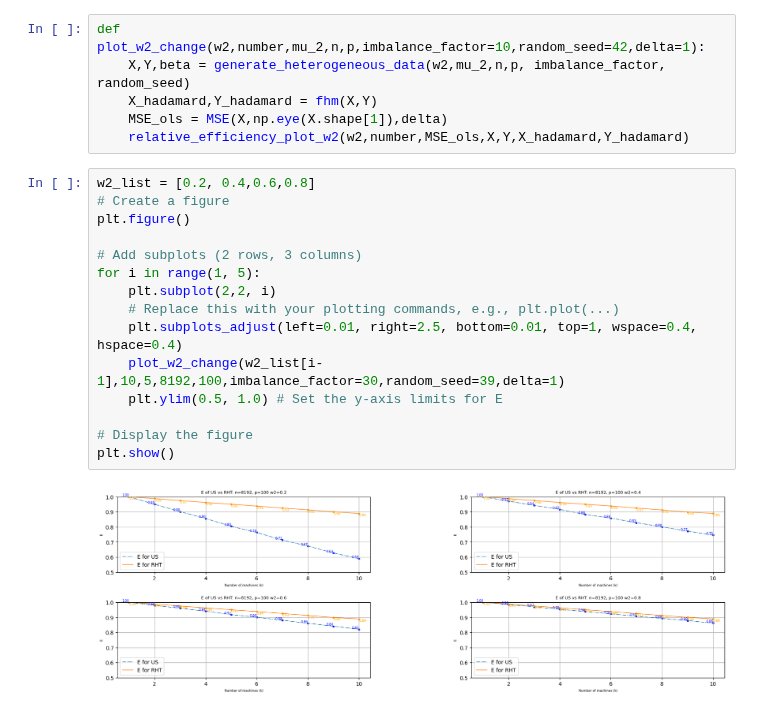
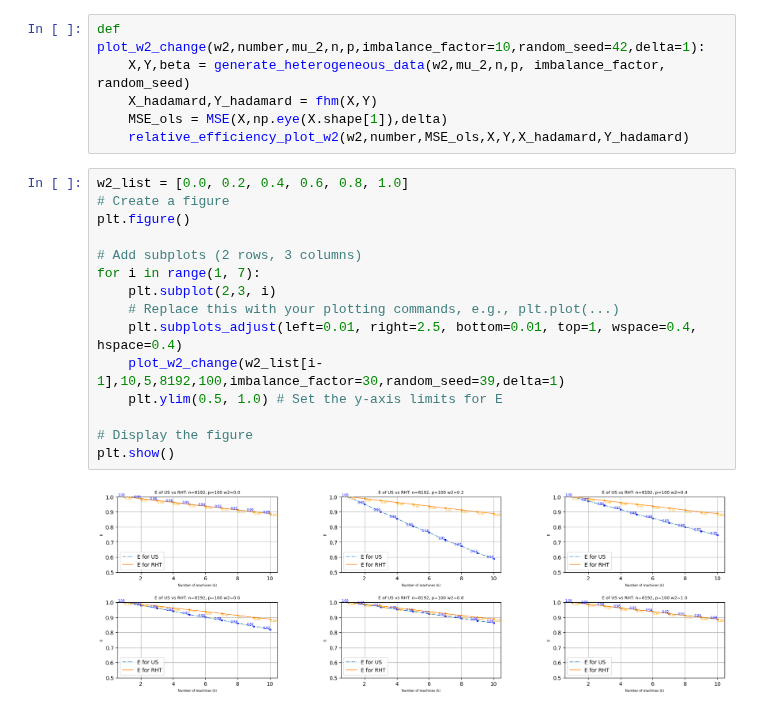
Before and after one commit to FergieLigaLlj/Statistical-Machine-Learning-Research-with-Pro.-Zhang-Zhixiang, a Jupyter notebook: Distributed Sketching for Randomized Optimization in Regression Training/Step5_What Kind of Xi will fall/Test_changed_weight_High_Dimension.ipynb, the cells around one changed output. Saved outputs shown, nothing was run; the diff lists cells and outputs as text.

```diff
--- a/Distributed Sketching for Randomized Optimization in Regression Training/Step5_What Kind of Xi will fall/Test_changed_weight_High_Dimension.ipynb
+++ b/Distributed Sketching for Randomized Optimization in Regression Training/Step5_What Kind of Xi will fall/Test_changed_weight_High_Dimension.ipynb
@@ -154,19 +154,19 @@ def plot_w2_change(w2,number,mu_2,n,p,imbalance_factor=10,random_seed=42,delta=1
     MSE_ols = MSE(X,np.eye(X.shape[1]),delta)
     relative_efficiency_plot_w2(w2,number,MSE_ols,X,Y,X_hadamard,Y_hadamard)
 # %%
-w2_list = [0.2, 0.4,0.6,0.8]
+w2_list = [0.0, 0.2, 0.4, 0.6, 0.8, 1.0]
 # Create a figure
 plt.figure()
 
 # Add subplots (2 rows, 3 columns)
-for i in range(1, 5):
-    plt.subplot(2,2, i)
+for i in range(1, 7):
+    plt.subplot(2,3, i)
     # Replace this with your plotting commands, e.g., plt.plot(...)
     plt.subplots_adjust(left=0.01, right=2.5, bottom=0.01, top=1, wspace=0.4, hspace=0.4)
     plot_w2_change(w2_list[i-1],10,5,8192,100,imbalance_factor=30,random_seed=39,delta=1)
     plt.ylim(0.5, 1.0) # Set the y-axis limits for E
 
 # Display the figure
 plt.show()
 # %% [output]
-[figure, old version]
+[figure, new version]
```
